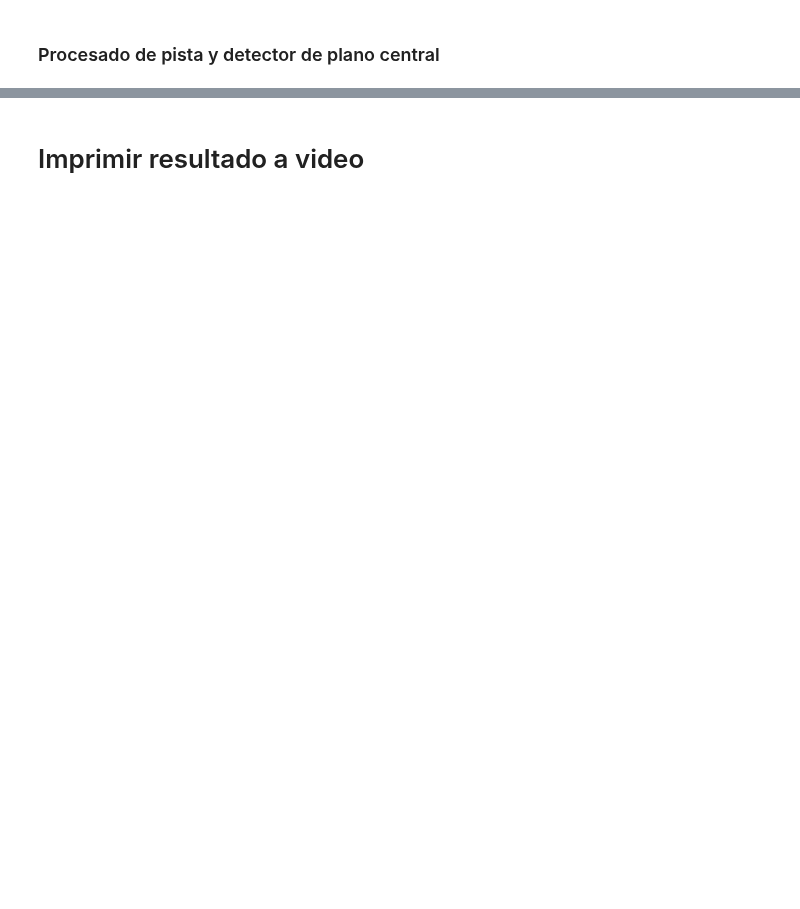
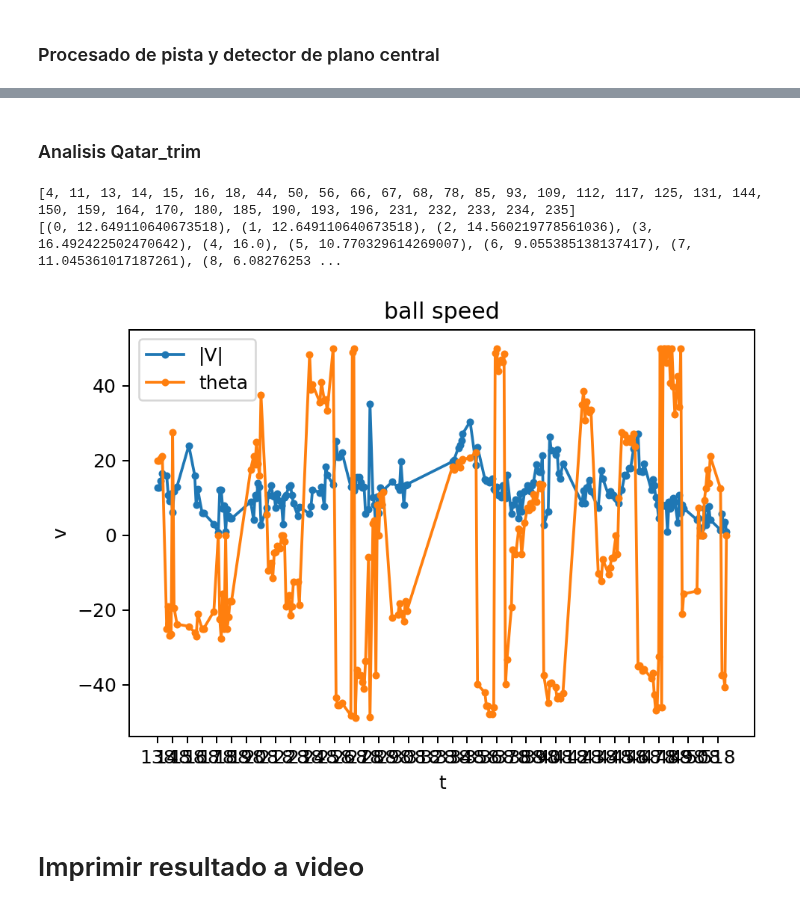
Before and after one commit to VictorUceda/TrackNet-Padel, a Jupyter notebook: Analisis_hits_padel.ipynb, the cells around one changed output, grey strips where cells are left out. Cells and saved outputs as stored; diff of their text form; code cells hidden in the pictures; blank space fills up the shorter version.

```diff
--- a/Analisis_hits_padel.ipynb
+++ b/Analisis_hits_padel.ipynb
@@ -338,3 +408,64 @@ def is_central_camera(img, search_intersection=False, plot=False):
+# %% [markdown]
+### Analisis Qatar_trim
+# %%
+import cmath
+hits = []
+wall = []
+bounce = []
+
+ball_t = [int(t) for t in ball_pos.keys() if len(ball_pos[t][0])>2 and t in range(138,525)]
+ball_v_x = [ball_pos[t][0][2][0] for t in ball_t if len(ball_pos[t][0])>2]
+ball_v_y = [ball_pos[t][0][2][1] for t in ball_t if len(ball_pos[t][0])>2]
+ball_v = [math.sqrt(x*x+y*y) for x,y in zip(ball_v_x, ball_v_y)]
+ball_o = [cmath.polar(complex(x,y))[1]*100/(2*math.pi) for x,y in zip(ball_v_x, ball_v_y)]
+
+to_delete = []
+
+for i in range(1,len(ball_t)-1):
+  if (ball_v[i] < ball_v[i-1]-8 and ball_v[i] < ball_v[i+1]-8) or ball_v[i]>50:
+    to_delete.append(i)
+print(to_delete)
+
+ball_t = [ball_t[i] for i in range(len(ball_t)) if i not in to_delete]
+ball_v_x = [ball_v_x[i] for i in range(len(ball_v_x)) if i not in to_delete]
+ball_v_y = [ball_v_y[i] for i in range(len(ball_v_y)) if i not in to_delete]
+ball_v = [ball_v[i] for i in range(len(ball_v)) if i not in to_delete]
+ball_o = [ball_o[i] for i in range(len(ball_o)) if i not in to_delete]
+
+
+print(list(zip(range(len(ball_v)), ball_v)))
+
+
+import matplotlib.pyplot as plt
+plt.rcParams['figure.dpi'] = 180
+
+radians = True
+if radians:
+  plt.plot(ball_t, ball_v, label="|V|", marker='.')
+  plt.plot(ball_t, ball_o, label="theta", marker='.')
+else:
+  plt.plot(ball_t, ball_v_x, label="V_x", marker='.')
+  plt.plot(ball_t, ball_v_y, label="V_y", marker='x')
+plt.xticks(np.arange(min(ball_t), max(ball_t)-1, 10))
+for b in bounce:
+  plt.axvline(x=b, color='b')
+for h in hits:
+  plt.axvline(x=h, color='r')
+for w in wall:
+  plt.axvline(x=w, color='g')
+
+plt.plot()
+
+plt.xlabel("t")
+plt.ylabel("v")
+plt.title("ball speed")
+plt.legend()
+plt.axes().xaxis.grid(True, which='minor')
+plt.show()
+# %% [output]
+[4, 11, 13, 14, 15, 16, 18, 44, 50, 56, 66, 67, 68, 78, 85, 93, 109, 112, 117, 125, 131, 144, 150, 159, 164, 170, 180, 185, 190, 193, 196, 231, 232, 233, 234, 235]
+[(0, 12.649110640673518), (1, 12.649110640673518), (2, 14.560219778561036), (3, 16.492422502470642), (4, 16.0), (5, 10.770329614269007), (6, 9.055385138137417), (7, 11.045361017187261), (8, 6.08276253 ...
+[figure, added]
 # %% [markdown]
 # Imprimir resultado a video
 # %%
```
Also changed, not shown: parts of 9 cells of this notebook.
